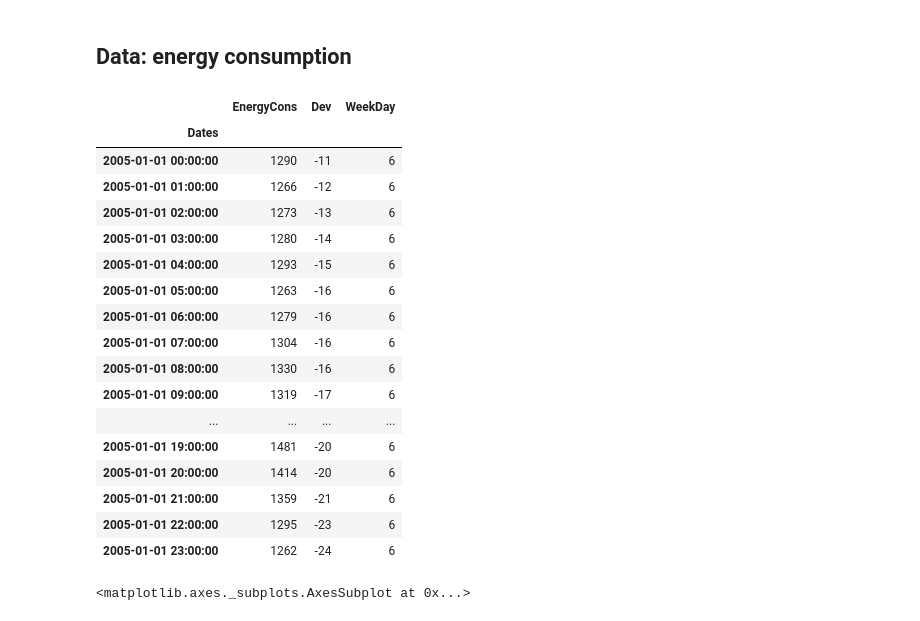
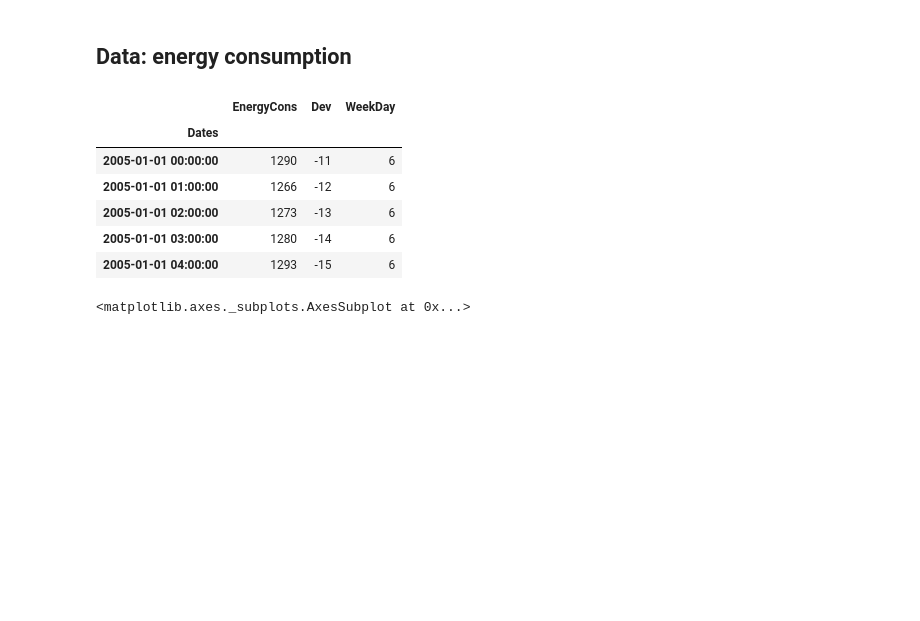
Before and after one commit to ml-mipt/ml-mipt-part2, a Jupyter notebook: 2017/seminars/0_ts_intro/0_IntroTS.ipynb, the cells around one changed output. Saved outputs shown, nothing was run; the diff lists cells and outputs as text; code cells hidden in the pictures; blank space fills up the shorter version.

```diff
--- a/2017/seminars/0_ts_intro/0_IntroTS.ipynb
+++ b/2017/seminars/0_ts_intro/0_IntroTS.ipynb
@@ -95,27 +166,16 @@ import
 # %%
 # Caution: different version of pandas needs differnt codes!!!
 # ts = pd.read_csv('consumption_train.csv', sep='\t', decimal=',')
 ts = pd.read_csv('consumption_train.csv', sep='\t', decimal='.', parse_dates=True, dayfirst=False, index_col='Dates')
-ts.head(24)
+ts.head(5)
 # %% [output]
 |  | EnergyCons | Dev | WeekDay |
 | Dates |  |  |  |
 | 2005-01-01 00:00:00 | 1290 | -11 | 6 |
 | 2005-01-01 01:00:00 | 1266 | -12 | 6 |
 | 2005-01-01 02:00:00 | 1273 | -13 | 6 |
 | 2005-01-01 03:00:00 | 1280 | -14 | 6 |
 | 2005-01-01 04:00:00 | 1293 | -15 | 6 |
-| 2005-01-01 05:00:00 | 1263 | -16 | 6 |
-| 2005-01-01 06:00:00 | 1279 | -16 | 6 |
-| 2005-01-01 07:00:00 | 1304 | -16 | 6 |
-| 2005-01-01 08:00:00 | 1330 | -16 | 6 |
-| 2005-01-01 09:00:00 | 1319 | -17 | 6 |
-| ... | ... | ... | ... |
-| 2005-01-01 19:00:00 | 1481 | -20 | 6 |
-| 2005-01-01 20:00:00 | 1414 | -20 | 6 |
-| 2005-01-01 21:00:00 | 1359 | -21 | 6 |
-| 2005-01-01 22:00:00 | 1295 | -23 | 6 |
-| 2005-01-01 23:00:00 | 1262 | -24 | 6 |
 # %%
 # Plot time series
 ts['EnergyCons'].plot(figsize=(15,7))
```
Also changed, not shown: parts of 33 cells of this notebook, 2 other files.
